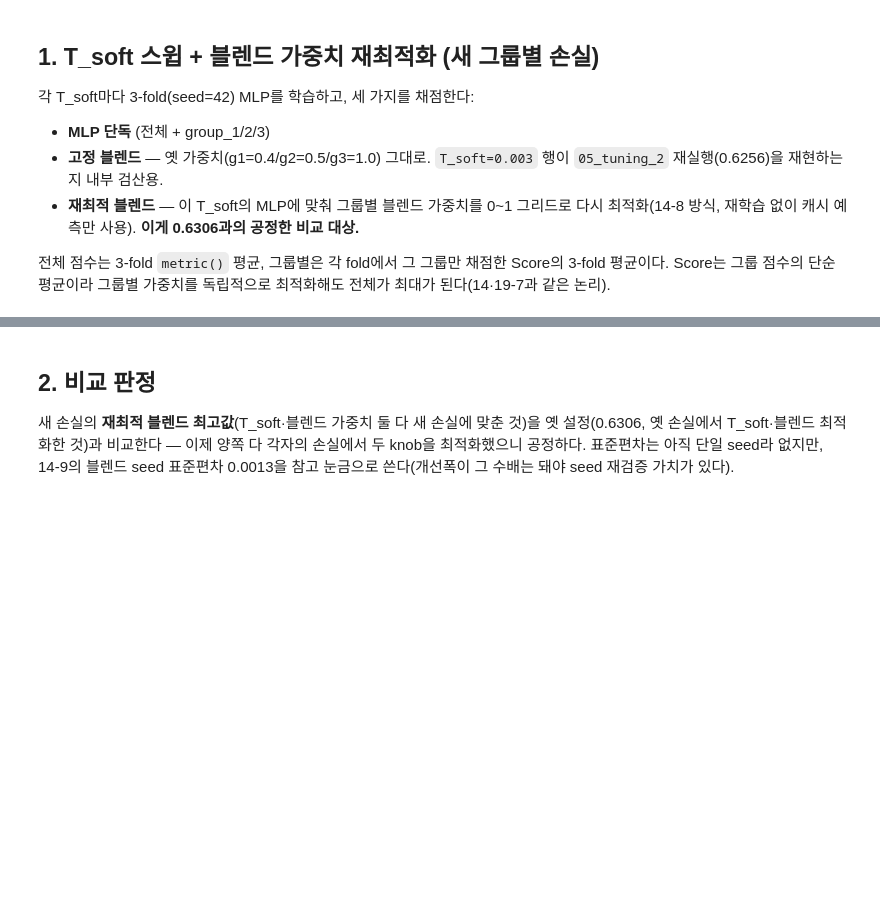
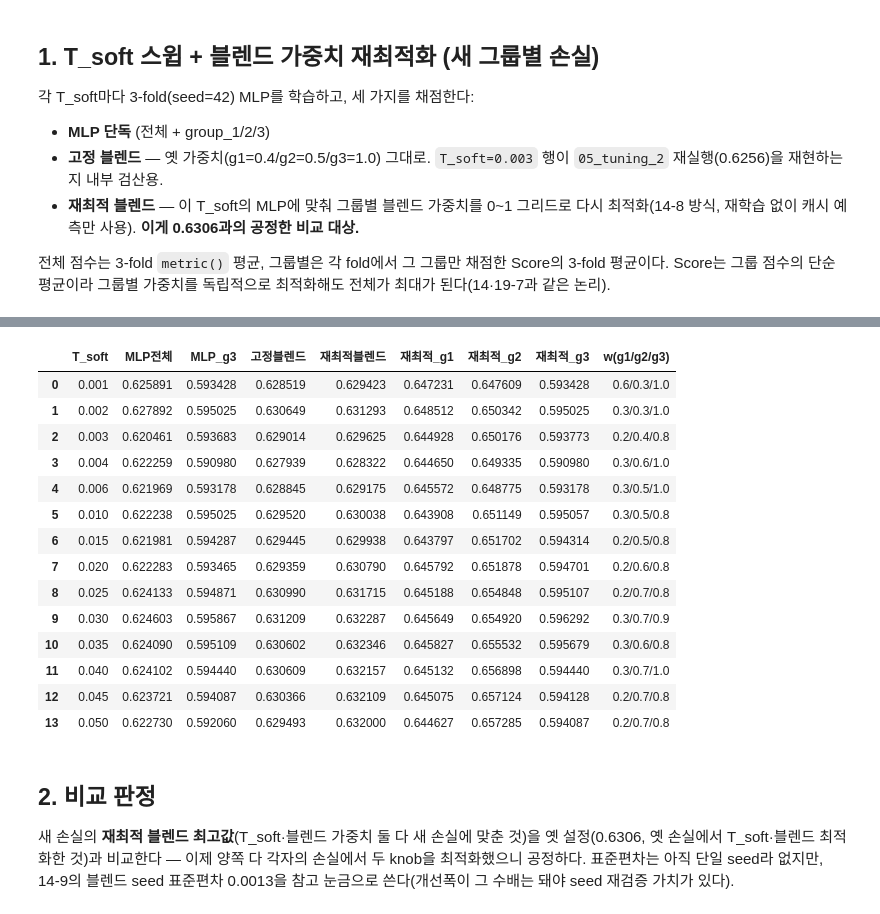
Before and after one commit to cms6090/wind_forecast, a Jupyter notebook: notebooks/05_tuning_3.ipynb, the cells around one changed output, grey strips where cells are left out. Saved outputs shown, nothing was run; the diff lists cells and outputs as text; code cells hidden in the pictures; blank space fills up the shorter version.

```diff
--- a/notebooks/05_tuning_3.ipynb
+++ b/notebooks/05_tuning_3.ipynb
@@ -333,0 +342,55 @@ T_soft=0.010 | MLP전체=0.6222(g3=0.5950) | 고정블렌드=0.6295 | 재최적
+# %%
+# 1b. T_soft 상단 확장 — 1절 재최적블렌드가 그리드 끝(0.010)에서 아직 상승 중이라 위쪽을 더 본다.
+# 커널에 이미 있는 헬퍼/캐시(scores_3fold, optimize_blend_weights, CAT_FOLD, sweep_rows, reopt_cache)를 재사용한다.
+EXT_T_GRID = [0.015, 0.02, 0.025, 0.03, 0.035, 0.04, 0.045, 0.05]
+
+for T in EXT_T_GRID:
+    if any(abs(r["T_soft"] - T) < 1e-9 for r in sweep_rows):
+        continue
+    mlp_by_fold = {}
+    for fold in FOLDS:
+        ft, _ = make_fold_frames(fold)
+        fv = CAT_FOLD[fold["name"]]["fv"]
+        model, mu, sd, _ = train_mlp_fold(ft, FEATURE_COLS, seed=SEED, T_soft=T)
+        mlp_by_fold[fold["name"]] = {g: predict_group_mlp(model, fv, g, FEATURE_COLS, mu, sd) for g in TARGET_COLS}
+    mlp_cache[T] = mlp_by_fold
+
+    mlp_overall, mlp_g = scores_3fold(mlp_by_fold)
+    fixed_blend = {
+        fold["name"]: {
+            g: (1 - GROUP_BLEND_BEST[g]) * CAT_FOLD[fold["name"]]["cat"][g] + GROUP_BLEND_BEST[g] * mlp_by_fold[fold["name"]][g]
+            for g in TARGET_COLS
+        }
+        for fold in FOLDS
+    }
+    fix_overall, _ = scores_3fold(fixed_blend)
+    reopt_overall, best_w, reopt_g = optimize_blend_weights(mlp_by_fold)
+    reopt_cache[T] = best_w
+
+    sweep_rows.append({
+        "T_soft": T,
+        "MLP전체": mlp_overall, "MLP_g3": mlp_g["kpx_group_3"],
+        "고정블렌드": fix_overall,
+        "재최적블렌드": reopt_overall,
+        "재최적_g1": reopt_g["kpx_group_1"], "재최적_g2": reopt_g["kpx_group_2"], "재최적_g3": reopt_g["kpx_group_3"],
+        "w(g1/g2/g3)": f"{best_w['kpx_group_1']:.1f}/{best_w['kpx_group_2']:.1f}/{best_w['kpx_group_3']:.1f}",
+    })
+    print(f"T_soft={T:.3f} | MLP전체={mlp_overall:.4f}(g3={mlp_g['kpx_group_3']:.4f}) "
+          f"| 재최적블렌드={reopt_overall:.4f} [w={best_w['kpx_group_1']:.1f}/{best_w['kpx_group_2']:.1f}/{best_w['kpx_group_3']:.1f}, "
+          f"g3={reopt_g['kpx_group_3']:.4f}]")
+
+sweep_df = pd.DataFrame(sweep_rows).sort_values("T_soft").reset_index(drop=True)
+best = sweep_df.sort_values("재최적블렌드", ascending=False).iloc[0]
+gap = best["재최적블렌드"] - BASELINE_BLEND_3FOLD
+at_edge = abs(float(best["T_soft"]) - max(r["T_soft"] for r in sweep_rows)) < 1e-9
+
+print(f"\n[전체 그리드 최적] T_soft={best['T_soft']:.3f}, 재최적블렌드={best['재최적블렌드']:.4f}, "
+      f"개선폭={gap:+.4f} ({gap/0.0013:+.1f}×std), w={best['w(g1/g2/g3)']}")
+if gap > 0 and not at_edge:
+    print("→ 위쪽 확장으로 옛 설정을 넘었고 최적도 그리드 내부. seed 재검증 가치 있음(아래 3절 로직 재실행).")
+elif at_edge:
+    print("→ 최적이 여전히 그리드 맨 끝. EXT_T_GRID를 더 위로 늘려 봉우리를 감싸야 함(아직 T_soft 레버 안 소진).")
+else:
+    print("→ 위로 확장해도 옛 설정(0.6306)을 못 넘음. T_soft 레버는 여기서 소진 — 다음은 구조/lr 재튜닝 여부 결정.")
+sweep_df
+# %% [output]
@@ -334,3 +408,18 @@ T_soft=0.010 | MLP전체=0.6222(g3=0.5950) | 고정블렌드=0.6295 | 재최적
+|  | T_soft | MLP전체 | MLP_g3 | 고정블렌드 | 재최적블렌드 | 재최적_g1 | 재최적_g2 | 재최적_g3 | w(g1/g2/g3) |
+| 0 | 0.001 | 0.625891 | 0.593428 | 0.628519 | 0.629423 | 0.647231 | 0.647609 | 0.593428 | 0.6/0.3/1.0 |
+| 1 | 0.002 | 0.627892 | 0.595025 | 0.630649 | 0.631293 | 0.648512 | 0.650342 | 0.595025 | 0.3/0.3/1.0 |
+| 2 | 0.003 | 0.620461 | 0.593683 | 0.629014 | 0.629625 | 0.644928 | 0.650176 | 0.593773 | 0.2/0.4/0.8 |
+| 3 | 0.004 | 0.622259 | 0.590980 | 0.627939 | 0.628322 | 0.644650 | 0.649335 | 0.590980 | 0.3/0.6/1.0 |
+| 4 | 0.006 | 0.621969 | 0.593178 | 0.628845 | 0.629175 | 0.645572 | 0.648775 | 0.593178 | 0.3/0.5/1.0 |
+| 5 | 0.010 | 0.622238 | 0.595025 | 0.629520 | 0.630038 | 0.643908 | 0.651149 | 0.595057 | 0.3/0.5/0.8 |
+| 6 | 0.015 | 0.621981 | 0.594287 | 0.629445 | 0.629938 | 0.643797 | 0.651702 | 0.594314 | 0.2/0.5/0.8 |
+| 7 | 0.020 | 0.622283 | 0.593465 | 0.629359 | 0.630790 | 0.645792 | 0.651878 | 0.594701 | 0.2/0.6/0.8 |
+| 8 | 0.025 | 0.624133 | 0.594871 | 0.630990 | 0.631715 | 0.645188 | 0.654848 | 0.595107 | 0.2/0.7/0.8 |
+| 9 | 0.030 | 0.624603 | 0.595867 | 0.631209 | 0.632287 | 0.645649 | 0.654920 | 0.596292 | 0.3/0.7/0.9 |
+| 10 | 0.035 | 0.624090 | 0.595109 | 0.630602 | 0.632346 | 0.645827 | 0.655532 | 0.595679 | 0.3/0.6/0.8 |
+| 11 | 0.040 | 0.624102 | 0.594440 | 0.630609 | 0.632157 | 0.645132 | 0.656898 | 0.594440 | 0.3/0.7/1.0 |
+| 12 | 0.045 | 0.623721 | 0.594087 | 0.630366 | 0.632109 | 0.645075 | 0.657124 | 0.594128 | 0.2/0.7/0.8 |
+| 13 | 0.050 | 0.622730 | 0.592060 | 0.629493 | 0.632000 | 0.644627 | 0.657285 | 0.594087 | 0.2/0.7/0.8 |
 # %% [markdown]
 ## 2. 비교 판정
 
```
Also changed, not shown: parts of 21 cells of this notebook, 5 other files.
